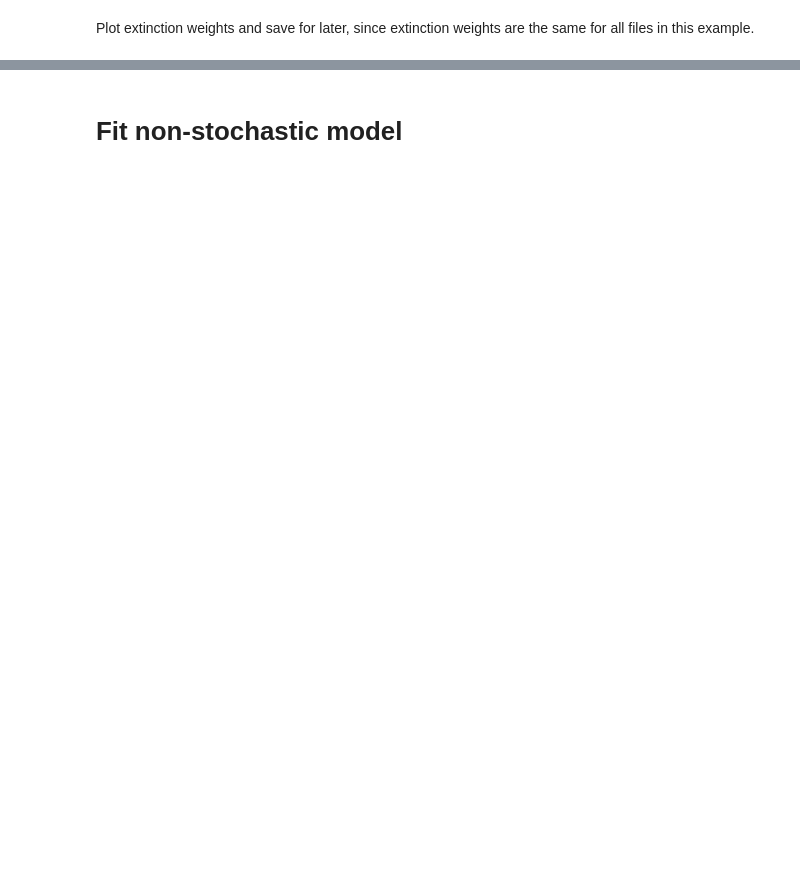
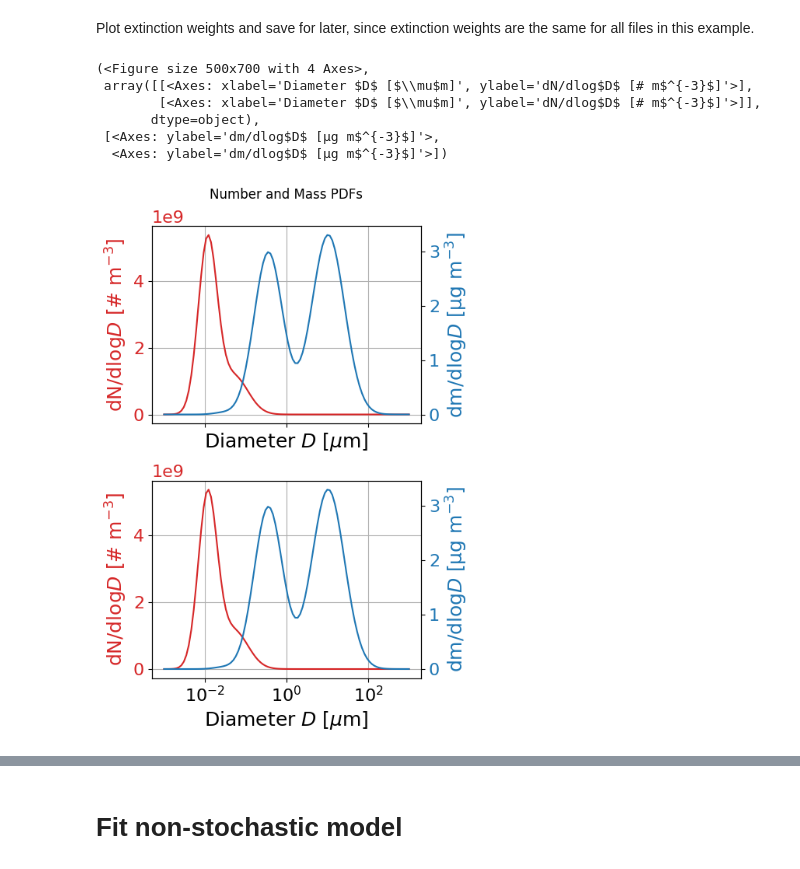
Before and after one commit to cholette/HelioSoil, a Jupyter notebook: demo_hrz0_fitting.ipynb, the cells around one changed output, grey strips where cells are left out. Drawn from its saved outputs; the diff is of its cells as text; code cells hidden in the pictures; blank space fills up the shorter version.

```diff
--- a/demo_hrz0_fitting.ipynb
+++ b/demo_hrz0_fitting.ipynb
@@ -42,16 +42,16 @@ training_string = "Training: "+str(train_mirrors)+", Exp: "+str(t)
 # %% [markdown]
 Instantiate model and load in training data
 # %%
-imodel = smf.semi_physical(parameter_file)
-sim_data_train = smb.simulation_inputs( files_experiment_train,
+imodel = smf.SemiPhysical(parameter_file)
+sim_data_train = smb.SimulationInputs( files_experiment_train,
                                         k_factors=k_factor,
                                         dust_type=dust_type
                                         )
-reflect_data_train = smb.reflectance_measurements(  files_experiment_train,
+reflect_data_train = smb.ReflectanceMeasurements(  files_experiment_train,
                                                     sim_data_train.time,
                                                     number_of_measurements=9.0,
                                                     reflectometer_incidence_angle=reflectometer_incidence_angle,
                                                     reflectometer_acceptance_angle=reflectometer_acceptance_angle,
                                                     import_tilts=True,
-                                                    column_names_to_import=train_mirrors
+                                                    imported_column_names=train_mirrors
                                                     )
@@ -98,2 +143,12 @@ imodel.helios.compute_extinction_weights(sim_data_train,imodel.loss_model,verbos
 # %% [markdown]
 Plot extinction weights and save for later, since extinction weights are the same for all files in this example.
+# %%
+sim_data_train.dust.plot_distributions(figsize=(5,7))
+# %% [output]
+(<Figure size 500x700 with 4 Axes>,
+ array([[<Axes: xlabel='Diameter $D$ [$\\mu$m]', ylabel='dN/dlog$D$ [# m$^{-3}$]'>],
+        [<Axes: xlabel='Diameter $D$ [$\\mu$m]', ylabel='dN/dlog$D$ [# m$^{-3}$]'>]],
+       dtype=object),
+ [<Axes: ylabel='dm/dlog$D$ [µg m$^{-3}$]'>,
+  <Axes: ylabel='dm/dlog$D$ [µg m$^{-3}$]'>])
+[figure, added]
```
Also changed, not shown: parts of 24 cells of this notebook, 16 other files.
